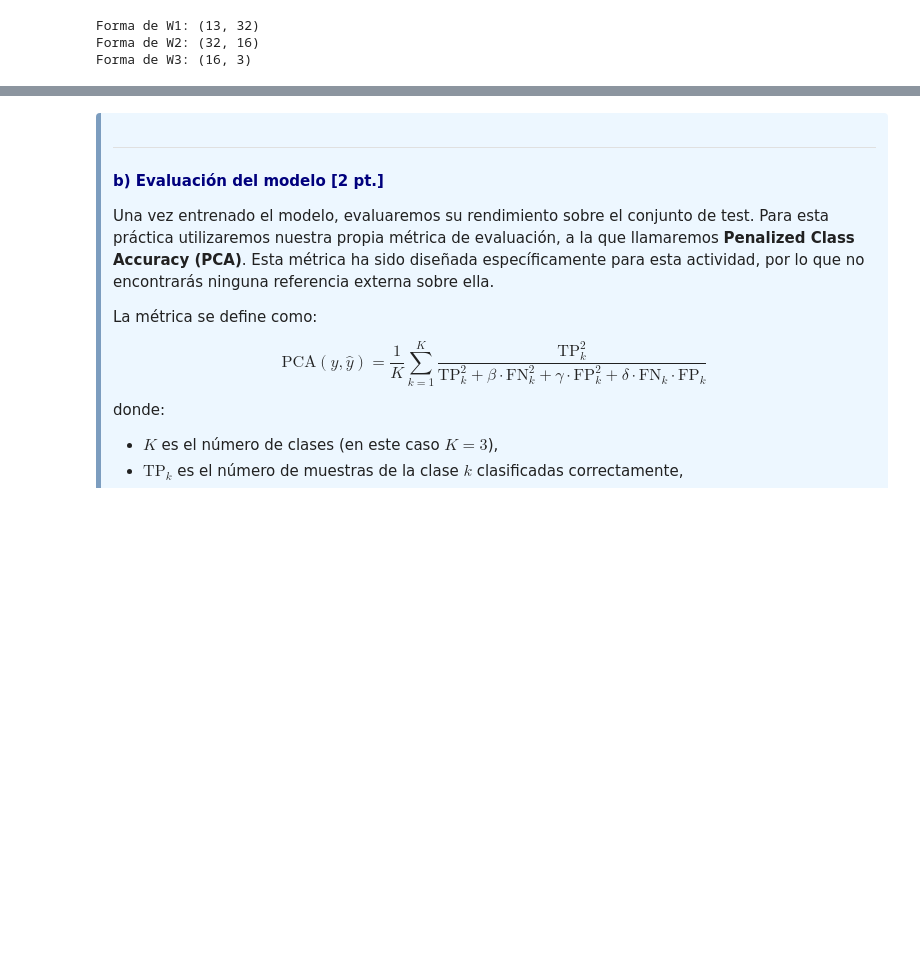
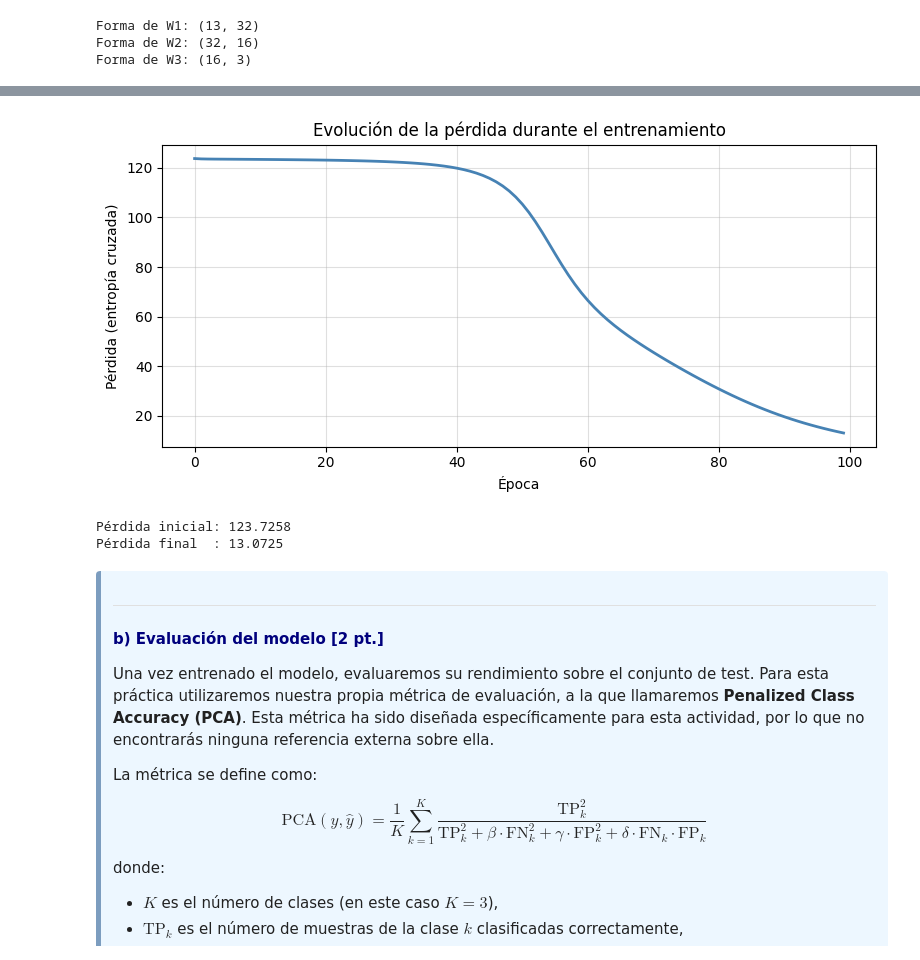
Before and after one commit to SrAlcantara/uoc-2526-ac, a Jupyter notebook: PAC2_2025_2_enunciado_ESP.ipynb, the cells around one changed output, grey strips where cells are left out. Saved outputs shown, nothing was run; the diff lists cells and outputs as text; code cells hidden in the pictures; blank space fills up the shorter version.

```diff
--- a/PAC2_2025_2_enunciado_ESP.ipynb
+++ b/PAC2_2025_2_enunciado_ESP.ipynb
@@ -1152,16 +1144,16 @@ Así se ven las primeras 5 etiquetas del dataset codificadas:
 # Tenemos que hacer: Entrada (13) → Capa oculta 1 (32 neuronas, sigmoid) → Capa oculta 2 (16 neuronas, sigmoid) → Salida (3, softmax)
 
 # Capa de Entrada: 13 neuronas (una por cada característica del vino)
-n_input = wine_X_train_n.shape[1]
+wine_n_input = wine_X_train_n.shape[1]
 
 # Capas Ocultas
-n_hidden1 = 32   # en la primera capa con sigmoid
-n_hidden2 = 16   # en la segunda capa con sigmoid
+wine_n_hidden1 = 32   # en la primera capa con sigmoid
+wine_n_hidden2 = 16   # en la segunda capa con sigmoid
 
 # 3. Capa de Salida: Los 3 tipos de vino con softmax
-n_output = wine_y_train_oh.shape[1]
+wine_n_output = wine_y_train_oh.shape[1]
 
-print(f"Arquitectura: {n_input} -> {n_hidden1} (Sigmoid) -> {n_hidden2} (Sigmoid) -> {n_output} (Softmax)")
+print(f"Arquitectura: {wine_n_input} -> {wine_n_hidden1} (Sigmoid) -> {wine_n_hidden2} (Sigmoid) -> {wine_n_output} (Softmax)")
 # %% [output]
 Arquitectura: 13 -> 32 (Sigmoid) -> 16 (Sigmoid) -> 3 (Softmax)
 # %%
@@ -1174,17 +1166,17 @@ np.random.seed(42)
 
 # Matrices de pesos e inicialización aleatoria
 # W1: Conecta los 13 atributos con las 32 neuronas de la capa oculta 1
-W1 = np.random.uniform(-0.1, 0.1, size=(n_input, n_hidden1))  # Forma: (13, 32)
+wine_W1 = np.random.uniform(-0.1, 0.1, size=(wine_n_input, wine_n_hidden1))  # Forma: (13, 32)
 
 # W2: Conecta las 32 neuronas de la capa 1 con las 16 de la capa 2
-W2 = np.random.uniform(-0.1, 0.1, size=(n_hidden1, n_hidden2))  # Forma: (32, 16)
+wine_W2 = np.random.uniform(-0.1, 0.1, size=(wine_n_hidden1, wine_n_hidden2))  # Forma: (32, 16)
 
 # W3: Acá conectamos la 2 capa oculta, que tiene 16 neuronas, con las 3 salidas para clasificar los vinos
-W3 = np.random.uniform(-0.1, 0.1, size=(n_hidden2, n_output))   # Forma: (16, 3)
+wine_W3 = np.random.uniform(-0.1, 0.1, size=(wine_n_hidden2, wine_n_output))   # Forma: (16, 3)
 
-print(f"\nForma de W1: {W1.shape}")
-print(f"Forma de W2: {W2.shape}")
-print(f"Forma de W3: {W3.shape}")
+print(f"\nForma de W1: {wine_W1.shape}")
+print(f"Forma de W2: {wine_W2.shape}")
+print(f"Forma de W3: {wine_W3.shape}")
 # %% [output]
 Forma de W1: (13, 32)
 Forma de W2: (32, 16)
@@ -1193,5 +1185,5 @@ Forma de W3: (16, 3)
 # Definición de la arquitectura
 ## aquí no nos inventamos nada, viene tal cual el enunciado
 
-learning_rate_w = 0.01
-epochs_w = 100
+wine_learning_rate_w = 0.01
+wine_epochs_w = 100
@@ -1209,3 +1263,21 @@ epochs_w = 100
+# %%
+# Gráfico de pérdidas
+
+plt.figure(figsize=(8, 4))
+plt.plot(wine_loss_history_w, color='steelblue', linewidth=2)
+plt.title('Evolución de la pérdida durante el entrenamiento')
+plt.xlabel('Época')
+plt.ylabel('Pérdida (entropía cruzada)')
+plt.grid(True, alpha=0.4)
+plt.tight_layout()
+plt.show()
+
+print(f"Pérdida inicial: {wine_loss_history_w[0]:.4f}")
+print(f"Pérdida final  : {wine_loss_history_w[-1]:.4f}")
+# %% [output]
+[figure, added]
+Pérdida inicial: 123.7258
+Pérdida final  : 13.0725
 # %% [markdown]
 <div style="background-color:#EDF7FF; border-left:5px solid #7C9DBF; padding:0.8em; border-radius:4px;">
 
```
Also changed, not shown: parts of 10 cells of this notebook.
